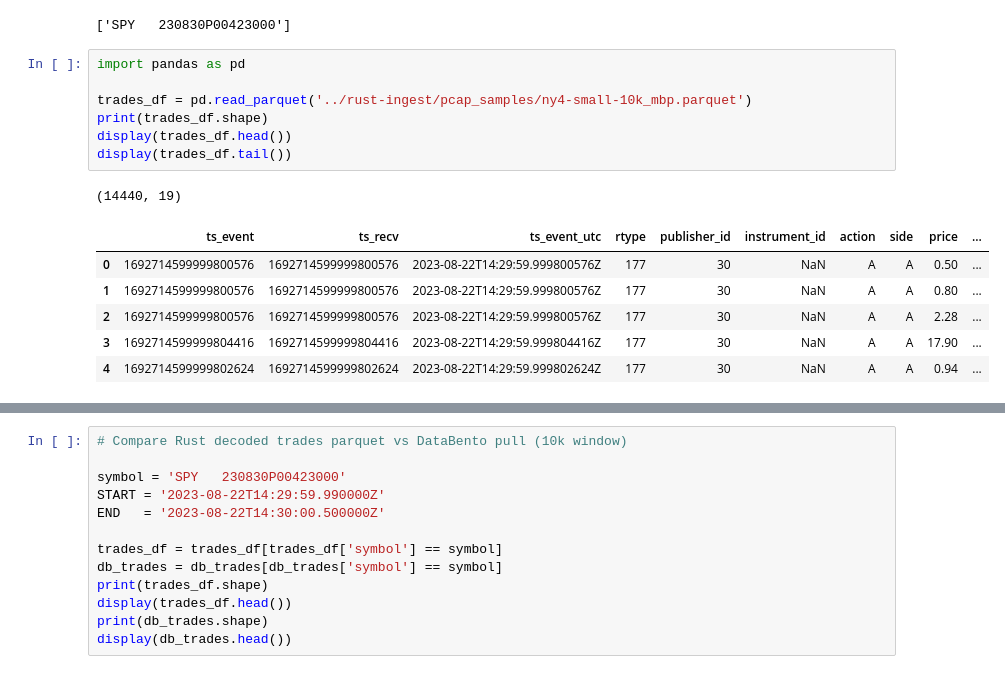
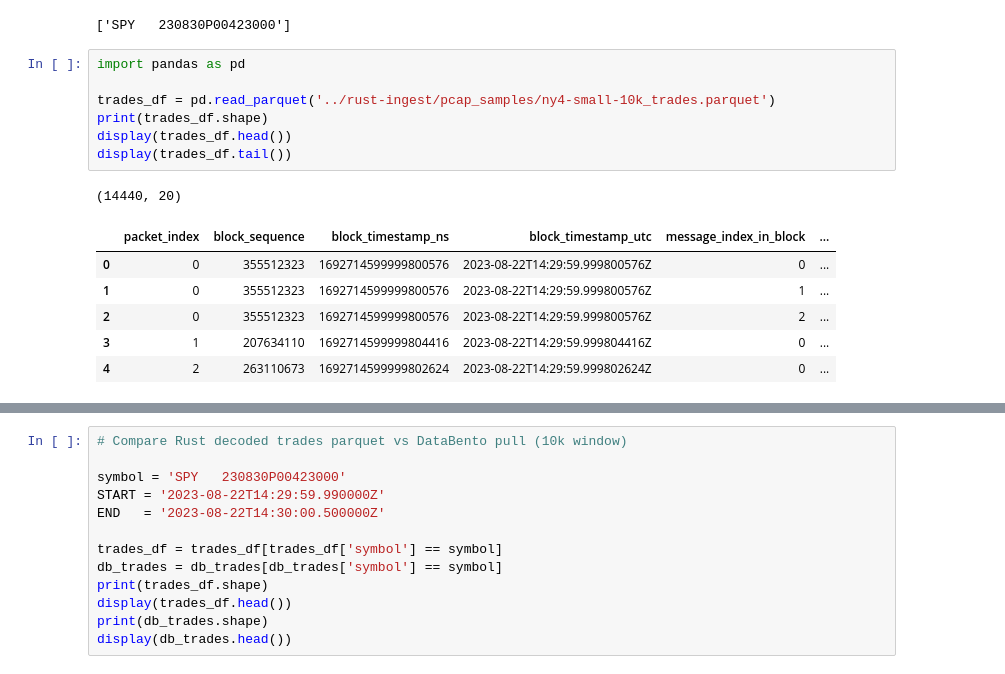
Before and after one commit to kevinkurek/opra_to_alpha, a Jupyter notebook: research/trade_decoder_check.ipynb, the cells around one changed output, grey strips where cells are left out. Cells and saved outputs as stored; diff of their text form.

Commit message:
[Decoder Trades] - removed MBP normalization for now, need to expand beyond q/k first

```diff
--- a/research/trade_decoder_check.ipynb
+++ b/research/trade_decoder_check.ipynb
@@ -33,15 +33,15 @@ print(db_trades.symbol.unique())
 # %%
 import pandas as pd
 
-trades_df = pd.read_parquet('../rust-ingest/pcap_samples/ny4-small-10k_mbp.parquet')
+trades_df = pd.read_parquet('../rust-ingest/pcap_samples/ny4-small-10k_trades.parquet')
 print(trades_df.shape)
 display(trades_df.head())
 display(trades_df.tail())
 # %% [output]
-(14440, 19)
+(14440, 20)
-|  | ts_event | ts_recv | ts_event_utc | rtype | publisher_id | instrument_id | action | side | price | ... |
-| 0 | 1692714599999800576 | 1692714599999800576 | 2023-08-22T14:29:59.999800576Z | 177 | 30 | NaN | A | A | 0.50 | ... |
-| 1 | 1692714599999800576 | 1692714599999800576 | 2023-08-22T14:29:59.999800576Z | 177 | 30 | NaN | A | A | 0.80 | ... |
-| 2 | 1692714599999800576 | 1692714599999800576 | 2023-08-22T14:29:59.999800576Z | 177 | 30 | NaN | A | A | 2.28 | ... |
-| 3 | 1692714599999804416 | 1692714599999804416 | 2023-08-22T14:29:59.999804416Z | 177 | 30 | NaN | A | A | 17.90 | ... |
-| 4 | 1692714599999802624 | 1692714599999802624 | 2023-08-22T14:29:59.999802624Z | 177 | 30 | NaN | A | A | 0.94 | ... |
+|  | packet_index | block_sequence | block_timestamp_ns | block_timestamp_utc | message_index_in_block | ... |
+| 0 | 0 | 355512323 | 1692714599999800576 | 2023-08-22T14:29:59.999800576Z | 0 | ... |
+| 1 | 0 | 355512323 | 1692714599999800576 | 2023-08-22T14:29:59.999800576Z | 1 | ... |
+| 2 | 0 | 355512323 | 1692714599999800576 | 2023-08-22T14:29:59.999800576Z | 2 | ... |
+| 3 | 1 | 207634110 | 1692714599999804416 | 2023-08-22T14:29:59.999804416Z | 0 | ... |
+| 4 | 2 | 263110673 | 1692714599999802624 | 2023-08-22T14:29:59.999802624Z | 0 | ... |
```
Also changed, not shown: parts of 1 cell of this notebook, 4 other files.
